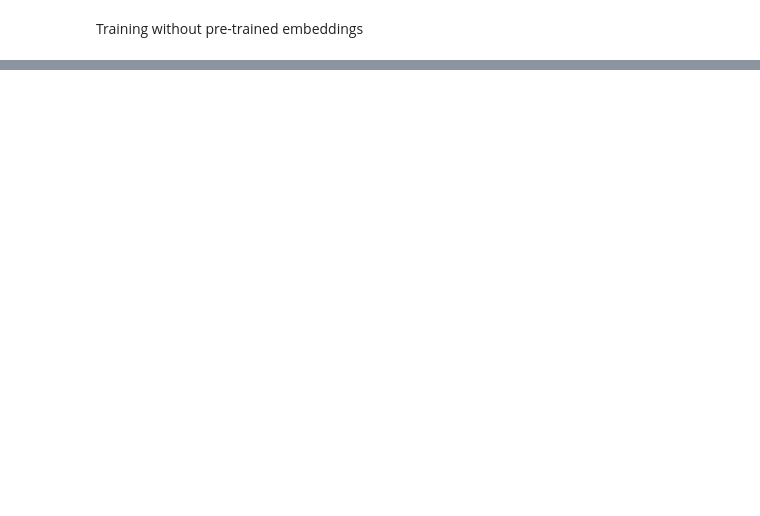
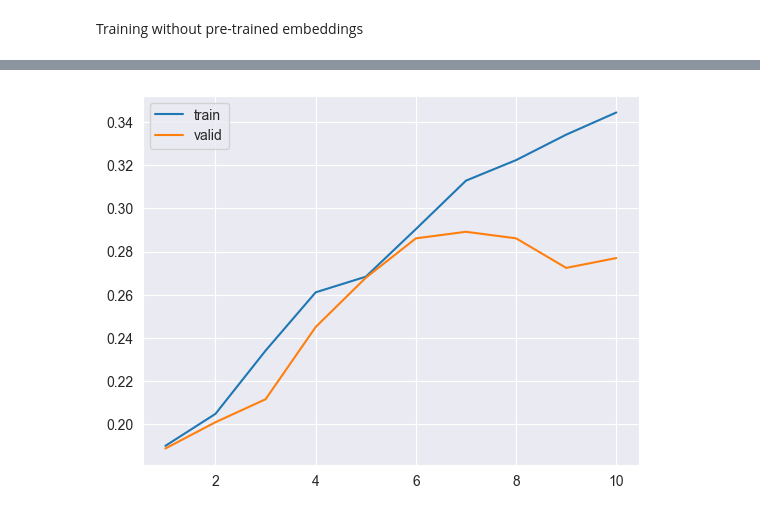
Before and after one commit to fabriziodisanto/Di_Santo_NLP, a Jupyter notebook: ejercicio5/sentiment-analysis.ipynb, the cells around one changed output, grey strips where cells are left out. Saved outputs shown, nothing was run; the diff lists cells and outputs as text; code cells hidden in the pictures; blank space fills up the shorter version.

```diff
--- a/ejercicio5/sentiment-analysis.ipynb
+++ b/ejercicio5/sentiment-analysis.ipynb
@@ -353,0 +451,2 @@ model.evaluate(X_test, y_test)
+# %%
+model_fasttext = FasttextEmbeddings()
@@ -353,0 +475,21 @@ model.evaluate(X_test, y_test)
+# %%
+model2 = Sequential()
+model2.add(Embedding(input_dim=vocab_size,
+                     output_dim=embed_dim,
+                     input_length=in_shape,
+                     weights=[embedding_matrix],
+                    trainable=False))
+
+model2.add(LSTM(units=64, return_sequences=True))
+model2.add(Dropout(0.2))
+model2.add(LSTM(units=64))
+
+model2.add(Dense(units=128, activation='relu'))
+model2.add(Dropout(rate=0.2))
+model2.add(Dense(units=out_shape, activation='softmax'))
+
+model2.compile(optimizer="adam",
+              loss='categorical_crossentropy',
+              metrics=['accuracy'])
+
+model2.summary()
@@ -353,0 +514,2 @@ model.evaluate(X_test, y_test)
+# %%
+hist2 = model2.fit(X_train, y_train, epochs=10, validation_split=0.2)
@@ -353,0 +537,7 @@ model.evaluate(X_test, y_test)
+# %%
+epoch_count = range(1, len(hist2.history['accuracy']) + 1)
+sns.lineplot(x=epoch_count,  y=hist2.history['accuracy'], label='train')
+sns.lineplot(x=epoch_count,  y=hist2.history['val_accuracy'], label='valid')
+plt.show()
+# %% [output]
+[figure, added]
```
Also changed, not shown: parts of 29 cells of this notebook.
